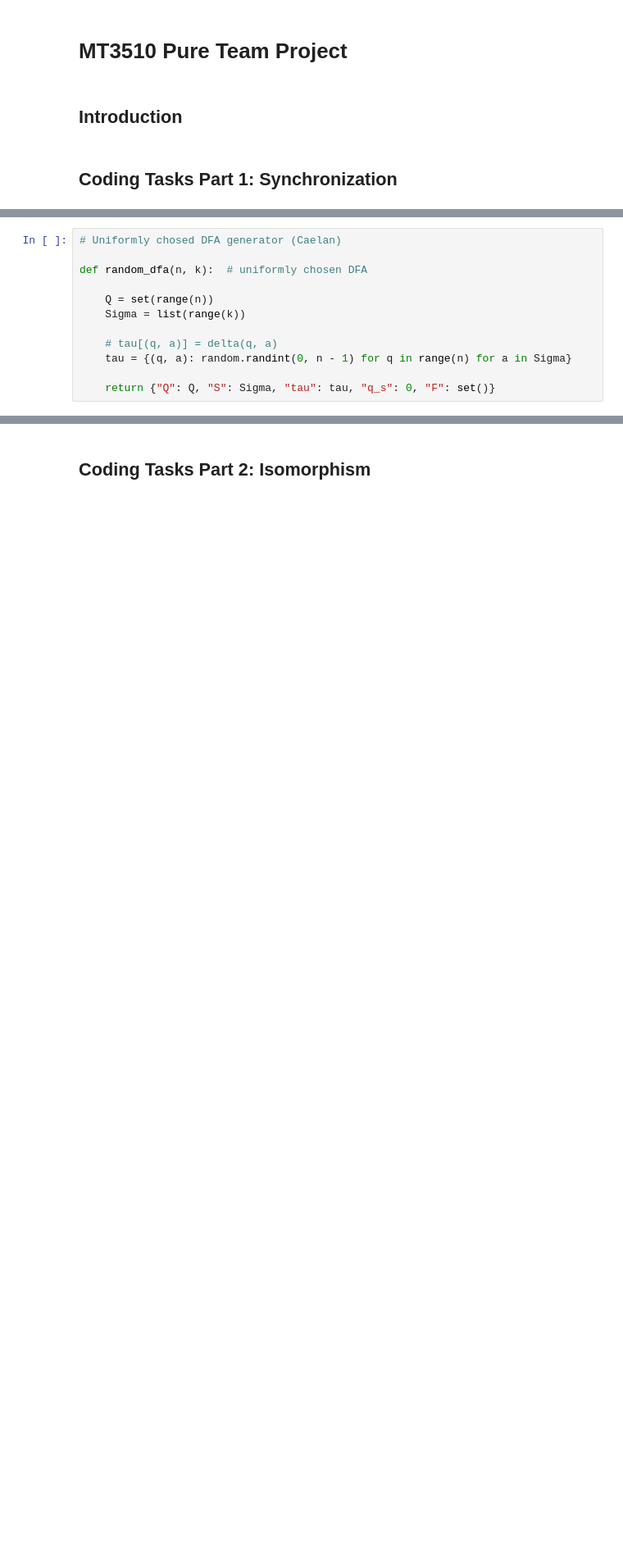
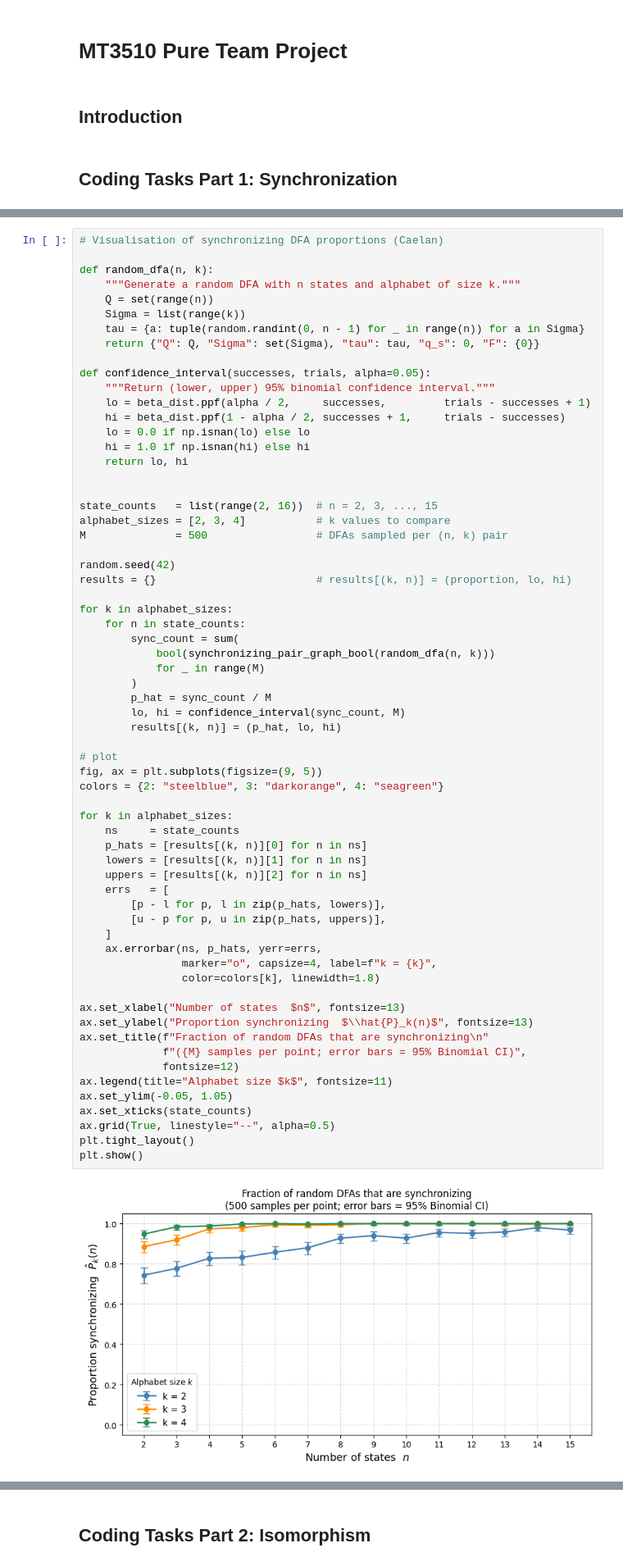
Before and after one commit to kaleater22/MT3510-Group-Project, a Jupyter notebook: mt3510_pure_team_project.ipynb, the cells around one changed output, grey strips where cells are left out. Shown at 82% size. Drawn from its saved outputs; the diff is of its cells as text; blank space fills up the shorter version.

```diff
--- a/mt3510_pure_team_project.ipynb
+++ b/mt3510_pure_team_project.ipynb
@@ -479,15 +1356,3 @@ by random (probably Monte Carlo) sampling: for each $(n, k)$ pair we sample $M$
 **Known theoretical result:** For any fixed $k \geq 2$, $P_k(n) \to 1$ as $n \to \infty$  almost all large DFAs are synchronizing. Larger alphabets accelerate convergence.
 
 We also plot 95% Binomial confidence intervals to quantify estimation uncertainty.
-# %%
-# Uniformly chosed DFA generator (Caelan)
-
-def random_dfa(n, k):  # uniformly chosen DFA
-
-    Q = set(range(n))
-    Sigma = list(range(k))
-
-    # tau[(q, a)] = delta(q, a)
-    tau = {(q, a): random.randint(0, n - 1) for q in range(n) for a in Sigma}
-
-    return {"Q": Q, "S": Sigma, "tau": tau, "q_s": 0, "F": set()}
@@ -552,0 +1359,66 @@ plt.show()
+# %%
+# Visualisation of synchronizing DFA proportions (Caelan)
+
+def random_dfa(n, k):
+    """Generate a random DFA with n states and alphabet of size k."""
+    Q = set(range(n))
+    Sigma = list(range(k))
+    tau = {a: tuple(random.randint(0, n - 1) for _ in range(n)) for a in Sigma}
+    return {"Q": Q, "Sigma": set(Sigma), "tau": tau, "q_s": 0, "F": {0}}
+
+def confidence_interval(successes, trials, alpha=0.05):
+    """Return (lower, upper) 95% binomial confidence interval."""
+    lo = beta_dist.ppf(alpha / 2,     successes,         trials - successes + 1)
+    hi = beta_dist.ppf(1 - alpha / 2, successes + 1,     trials - successes)
+    lo = 0.0 if np.isnan(lo) else lo
+    hi = 1.0 if np.isnan(hi) else hi
+    return lo, hi
+
+
+state_counts   = list(range(2, 16))  # n = 2, 3, ..., 15
+alphabet_sizes = [2, 3, 4]           # k values to compare
+M              = 500                 # DFAs sampled per (n, k) pair
+
+random.seed(42)
+results = {}                         # results[(k, n)] = (proportion, lo, hi)
+
+for k in alphabet_sizes:
+    for n in state_counts:
+        sync_count = sum(
+            bool(synchronizing_pair_graph_bool(random_dfa(n, k)))
+            for _ in range(M)
+        )
+        p_hat = sync_count / M
+        lo, hi = confidence_interval(sync_count, M)
+        results[(k, n)] = (p_hat, lo, hi)
+
+# plot
+fig, ax = plt.subplots(figsize=(9, 5))
+colors = {2: "steelblue", 3: "darkorange", 4: "seagreen"}
+
+for k in alphabet_sizes:
+    ns     = state_counts
+    p_hats = [results[(k, n)][0] for n in ns]
+    lowers = [results[(k, n)][1] for n in ns]
+    uppers = [results[(k, n)][2] for n in ns]
+    errs   = [
+        [p - l for p, l in zip(p_hats, lowers)],
+        [u - p for p, u in zip(p_hats, uppers)],
+    ]
+    ax.errorbar(ns, p_hats, yerr=errs,
+                marker="o", capsize=4, label=f"k = {k}",
+                color=colors[k], linewidth=1.8)
+
+ax.set_xlabel("Number of states  $n$", fontsize=13)
+ax.set_ylabel("Proportion synchronizing  $\\hat{P}_k(n)$", fontsize=13)
+ax.set_title(f"Fraction of random DFAs that are synchronizing\n"
+             f"({M} samples per point; error bars = 95% Binomial CI)",
+             fontsize=12)
+ax.legend(title="Alphabet size $k$", fontsize=11)
+ax.set_ylim(-0.05, 1.05)
+ax.set_xticks(state_counts)
+ax.grid(True, linestyle="--", alpha=0.5)
+plt.tight_layout()
+plt.show()
+# %% [output]
+[figure, added]
```
Also changed, not shown: parts of 78 cells of this notebook.
